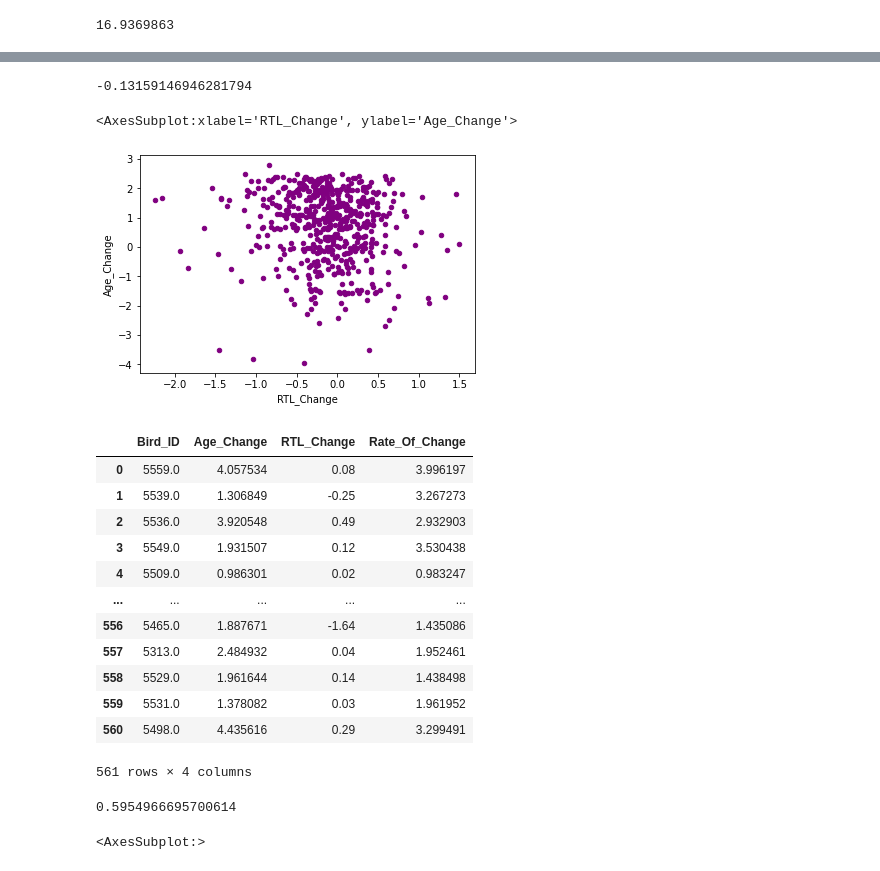
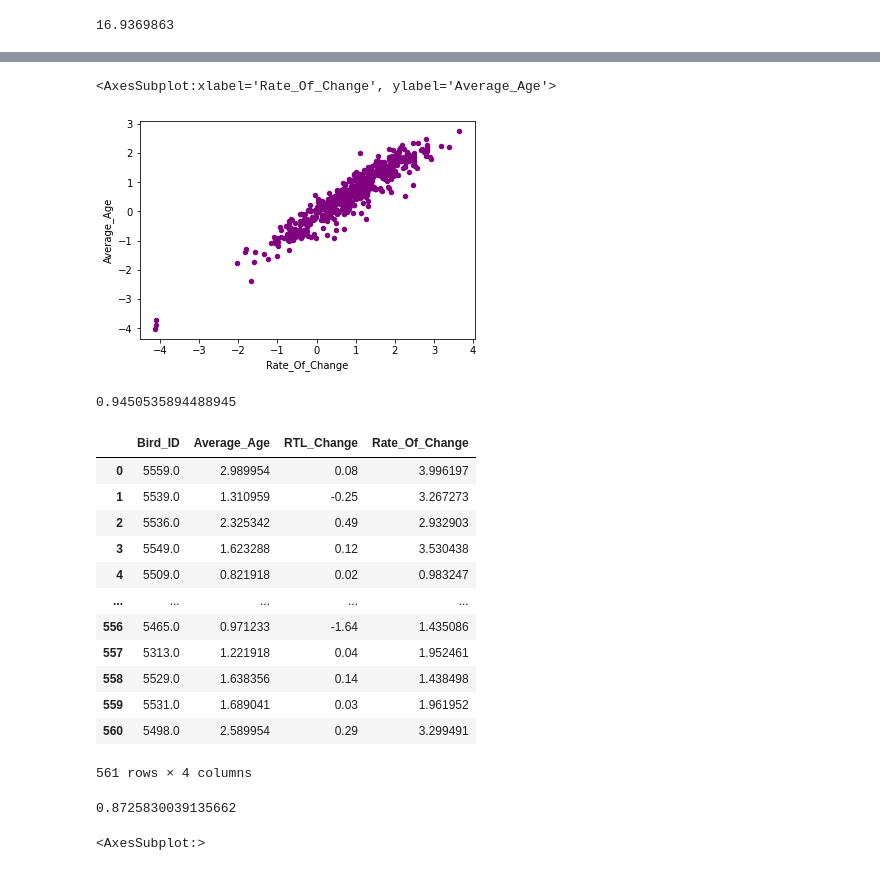
Before and after one commit to Rdassy/Predictive_Senescence, a Jupyter notebook: Resources/Notebook/teloRateOfChange.ipynb, the cells around one changed output, grey strips where cells are left out. Cells and saved outputs as stored; diff of their text form; code cells hidden in the pictures.

```diff
--- a/Resources/Notebook/teloRateOfChange.ipynb
+++ b/Resources/Notebook/teloRateOfChange.ipynb
@@ -63,7 +58,7 @@ max(bird_df["Agey"])
 passover_list = [0,1]
 
 #Make a DF to hold the overall change in Age and RTL for each bird
-changeRate_df = pd.DataFrame(columns=["Bird_ID", "Age_Change", "RTL_Change", "Rate_Of_Change"])
+changeRate_df = pd.DataFrame(columns=["Bird_ID", "Average_Age", "RTL_Change", "Rate_Of_Change"])
 
 #Iterate once for each row in the bird_df
 for i in range(len(bird_df["Bird_ID"])):
@@ -79,8 +74,10 @@ for i in range(len(bird_df["Bird_ID"])):
             #Place matching rows data into holder_DF and incriment indexer
             holder_df = holder_df.append({"ID": bird_df.loc[k,"Bird_ID"], "Age": bird_df.loc[k, "Agey"], "RTL": bird_df.loc[k,"RTL"]}, ignore_index=True)
             k = k+1
+
         #We are only interested in birds with multiple collections -- this is to identify rate of change in telomere
         if(len(holder_df["ID"]) > 1):
+            #Initialize variables for changeRate_df populating
             max_age = 0
             min_age = 0
             final_rtl = 0
@@ -92,21 +89,15 @@ for i in range(len(bird_df["Bird_ID"])):
                 if(row[1].Age == max(holder_df["Age"])):
                     max_age = row[1].Age
                     final_rtl = row[1].RTL
-                    # high_ratio = row[1].Age / row[1].RTL
                 elif(row[1].Age == min(holder_df["Age"])):
                     min_age = row[1].Age
                     first_rtl = row[1].RTL
-                    # low_ratio = row[1].Age / row[1].RTL
                 total_ratio = total_ratio + (row[1].Age / row[1].RTL)
-            age_change = max_age - min_age
+            Average_Age = holder_df["Age"].mean()
             rtl_change = final_rtl - first_rtl
             change_rate = total_ratio/count
-            # change_rate = high_ratio - low_ratio
             total_ratio = 0
-            # change_rate = rtl_change/age_change
-            changeRate_df = changeRate_df.append({"Bird_ID": id, "Age_Change": age_change, "RTL_Change": rtl_change, "Rate_Of_Change": change_rate}, ignore_index=True)
-        # else:
-        #     changeRate_df = changeRate_df.append({"Bird_ID": holder_df.loc[0,"ID"], "Age_Change": holder_df.loc[0, "Age"], "RTL_Change": holder_df.loc[0,"RTL"]}, ignore_index=True)
+            changeRate_df = changeRate_df.append({"Bird_ID": id, "Average_Age": Average_Age, "RTL_Change": rtl_change, "Rate_Of_Change": change_rate}, ignore_index=True)
         passover_list.append(bird_df.loc[i,"Bird_ID"])
 
 changeRate_df.head(10)
@@ -151,38 +154,39 @@ log_df.plot.scatter(x='RTL_Change', y='Age_Change', color='Orange')
-# %%
-log_df["RTL_Change"].corr(log_df["Age_Change"])
-# %% [output]
--0.13159146946281794
 # %%
-# Attempt Log Transformation on Age_Change
+# Attempt Log Transformation on Average_Age and Rate_Of_Change
 log_age_df = changeRate_df.copy()
-log_age_df["Age_Change"] = np.log(changeRate_df["Age_Change"])
-log_age_df.plot.scatter(x='RTL_Change', y='Age_Change', color='Purple')
+log_age_df["Average_Age"] = np.log(changeRate_df["Average_Age"])
+log_age_df["Rate_Of_Change"] = np.log(changeRate_df["Rate_Of_Change"])
+log_age_df.plot.scatter(x='Rate_Of_Change', y='Average_Age', color='Purple')
 # %% [output]
-<AxesSubplot:xlabel='RTL_Change', ylabel='Age_Change'>
+<AxesSubplot:xlabel='Rate_Of_Change', ylabel='Average_Age'>
-[figure, old version]
+[figure, new version]
+# %%
+log_age_df["Rate_Of_Change"].corr(log_age_df["Average_Age"])
+# %% [output]
+0.9450535894488945
 # %%
 # Start processing on Rate of Change (Age/RTL)
 plot_df = changeRate_df.copy()
 plot_df
 # %% [output]
-|  | Bird_ID | Age_Change | RTL_Change | Rate_Of_Change |
-| 0 | 5559.0 | 4.057534 | 0.08 | 3.996197 |
-| 1 | 5539.0 | 1.306849 | -0.25 | 3.267273 |
-| 2 | 5536.0 | 3.920548 | 0.49 | 2.932903 |
-| 3 | 5549.0 | 1.931507 | 0.12 | 3.530438 |
-| 4 | 5509.0 | 0.986301 | 0.02 | 0.983247 |
+|  | Bird_ID | Average_Age | RTL_Change | Rate_Of_Change |
+| 0 | 5559.0 | 2.989954 | 0.08 | 3.996197 |
+| 1 | 5539.0 | 1.310959 | -0.25 | 3.267273 |
+| 2 | 5536.0 | 2.325342 | 0.49 | 2.932903 |
+| 3 | 5549.0 | 1.623288 | 0.12 | 3.530438 |
+| 4 | 5509.0 | 0.821918 | 0.02 | 0.983247 |
 | ... | ... | ... | ... | ... |
-| 556 | 5465.0 | 1.887671 | -1.64 | 1.435086 |
-| 557 | 5313.0 | 2.484932 | 0.04 | 1.952461 |
-| 558 | 5529.0 | 1.961644 | 0.14 | 1.438498 |
-| 559 | 5531.0 | 1.378082 | 0.03 | 1.961952 |
-| 560 | 5498.0 | 4.435616 | 0.29 | 3.299491 |
+| 556 | 5465.0 | 0.971233 | -1.64 | 1.435086 |
+| 557 | 5313.0 | 1.221918 | 0.04 | 1.952461 |
+| 558 | 5529.0 | 1.638356 | 0.14 | 1.438498 |
+| 559 | 5531.0 | 1.689041 | 0.03 | 1.961952 |
+| 560 | 5498.0 | 2.589954 | 0.29 | 3.299491 |
 561 rows × 4 columns
 # %%
 # Identify Rate of change to age correlation
-changeRate_df["Rate_Of_Change"].corr(changeRate_df["Age_Change"])
+changeRate_df["Rate_Of_Change"].corr(changeRate_df["Average_Age"])
 # %% [output]
-0.5954966695700614
+0.8725830039135662
 # %%
 # Observe Stats of Change Rate
 changeRate_df.boxplot("Rate_Of_Change")
```
Also changed, not shown: parts of 19 cells of this notebook.
